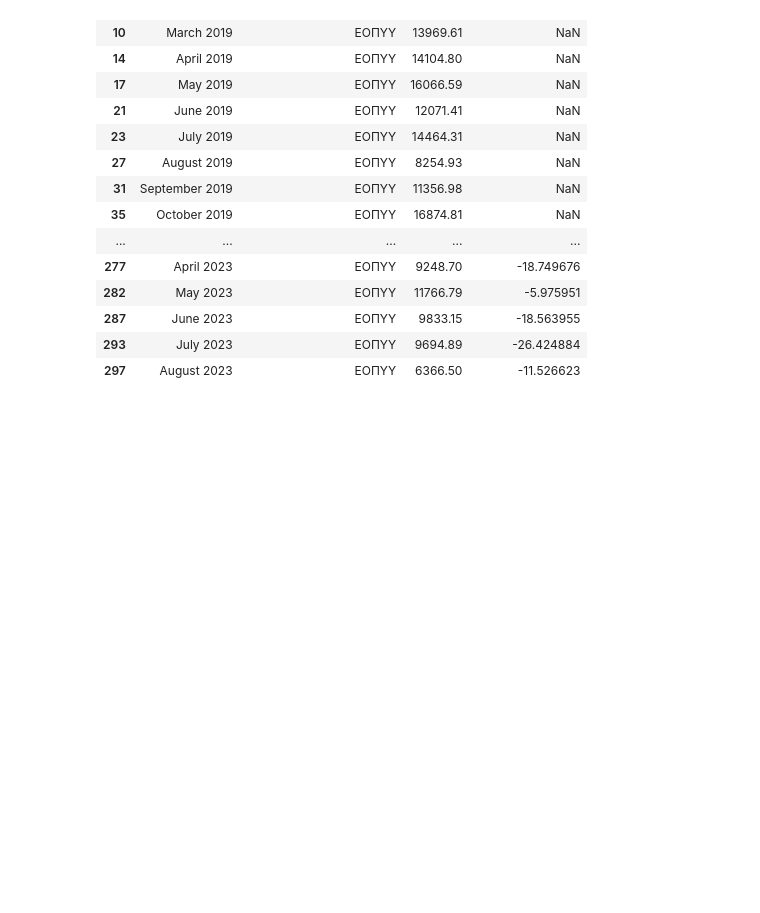
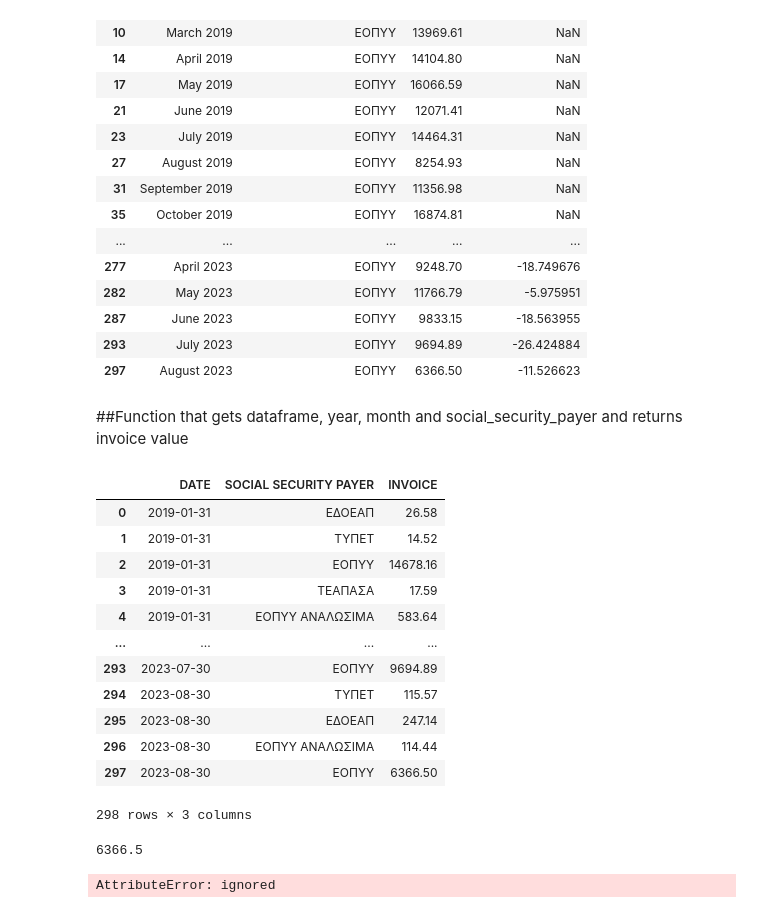
Before and after one commit to tasosnikitakis/Data_Science_Notebooks, a Jupyter notebook: pharmacy_social_security_invoices_analysis.ipynb, the cells around one changed output. Cells and saved outputs as stored; diff of their text form; code cells hidden in the pictures; blank space fills up the shorter version.

```diff
--- a/pharmacy_social_security_invoices_analysis.ipynb
+++ b/pharmacy_social_security_invoices_analysis.ipynb
@@ -279,3 +279,23 @@ yoy_df
 | 287 | June 2023 | ΕΟΠΥΥ | 9833.15 | -18.563955 |
 | 293 | July 2023 | ΕΟΠΥΥ | 9694.89 | -26.424884 |
 | 297 | August 2023 | ΕΟΠΥΥ | 6366.50 | -11.526623 |
+# %% [markdown]
+##Function that gets dataframe, year, month and social_security_payer and returns invoice value
+# %%
+social_security_invoices_df['DATE'] = pd.to_datetime(social_security_invoices_df['DATE'], format='%d/%m/%Y')
+# %%
+social_security_invoices_df
+# %% [output]
+|  | DATE | SOCIAL SECURITY PAYER | INVOICE |
+| 0 | 2019-01-31 | ΕΔΟΕΑΠ | 26.58 |
+| 1 | 2019-01-31 | ΤΥΠΕΤ | 14.52 |
+| 2 | 2019-01-31 | ΕΟΠΥΥ | 14678.16 |
+| 3 | 2019-01-31 | ΤΕΑΠΑΣΑ | 17.59 |
+| 4 | 2019-01-31 | ΕΟΠΥΥ ΑΝΑΛΩΣΙΜΑ | 583.64 |
+| ... | ... | ... | ... |
+| 293 | 2023-07-30 | ΕΟΠΥΥ | 9694.89 |
+| 294 | 2023-08-30 | ΤΥΠΕΤ | 115.57 |
+| 295 | 2023-08-30 | ΕΔΟΕΑΠ | 247.14 |
+| 296 | 2023-08-30 | ΕΟΠΥΥ ΑΝΑΛΩΣΙΜΑ | 114.44 |
+| 297 | 2023-08-30 | ΕΟΠΥΥ | 6366.50 |
+298 rows × 3 columns
@@ -281,0 +326,52 @@ yoy_df
+# %%
+result
+# %% [output]
+6366.5
+# %%
+# Create a Dash web application
+app = Dash(__name__)
+
+
+# Convert the 'DATE' column to datetime
+social_security_invoices_df['DATE'] = pd.to_datetime(social_security_invoices_df['DATE'], format='%d/%m/%Y')
+
+# Define the layout of the web application
+app.layout = html.Div([
+    html.H1("Invoice Value Dashboard"),
+
+    # Input fields for year, month, and social security payer
+    dcc.Input(id='year-input', type='number', placeholder='Year'),
+    dcc.Input(id='month-input', type='number', placeholder='Month'),
+    dcc.Input(id='payer-input', type='text', placeholder='Social Security Payer'),
+
+    # Button to trigger calculation
+    html.Button('Calculate', id='calculate-button', n_clicks=0),
+
+    # Card component to display the result
+    dcc.Card([
+        html.Div(id='result-text')
+    ])
+])
+
+# Define a callback function to calculate and update the result
+@app.callback(
+    Output('result-text', 'children'),
+    [Input('calculate-button', 'n_clicks')],
+    [dash.dependencies.State('year-input', 'value'),
+     dash.dependencies.State('month-input', 'value'),
+     dash.dependencies.State('payer-input', 'value')]
+)
+def update_result(n_clicks, year, month, payer):
+    if n_clicks > 0:
+        result = get_invoice_value(social_security_invoices_df, year, month, payer)
+        if result is not None:
+            return f'Total Invoice Value for {payer} in {month}/{year}: {result:.2f}'
+        else:
+            return f'No data found for {payer} in {month}/{year}'
+    else:
+        return ''
+
+if __name__ == '__main__':
+    app.run_server(debug=True)
+# %% [output]
+AttributeError: ignored
```
Also changed, not shown: parts of 3 cells of this notebook.
